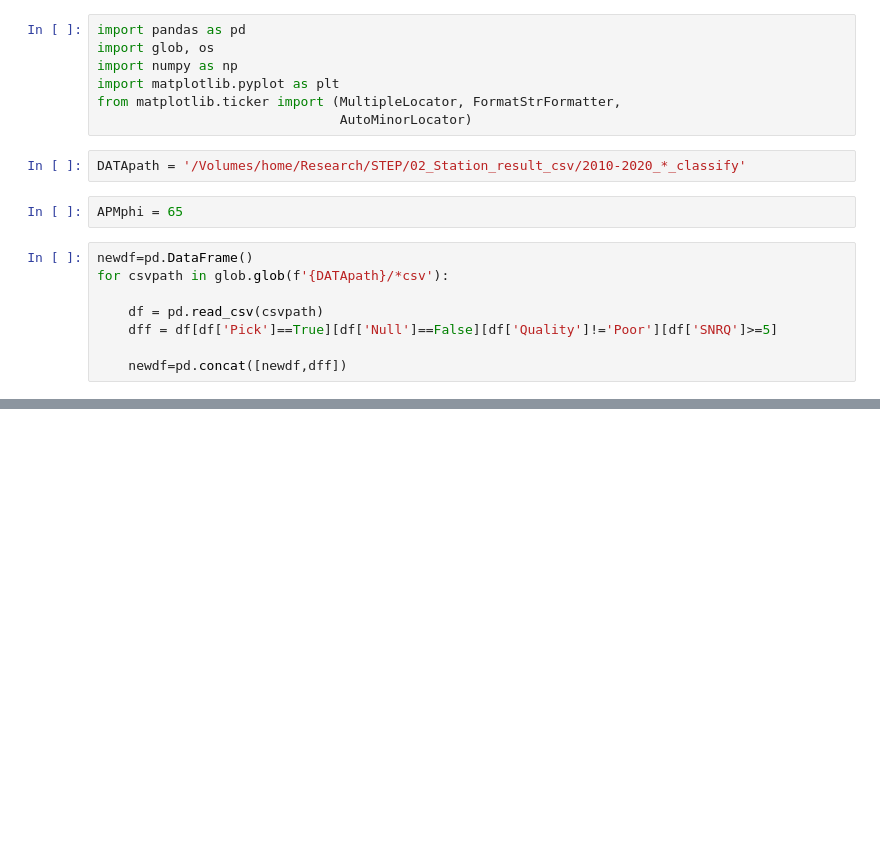
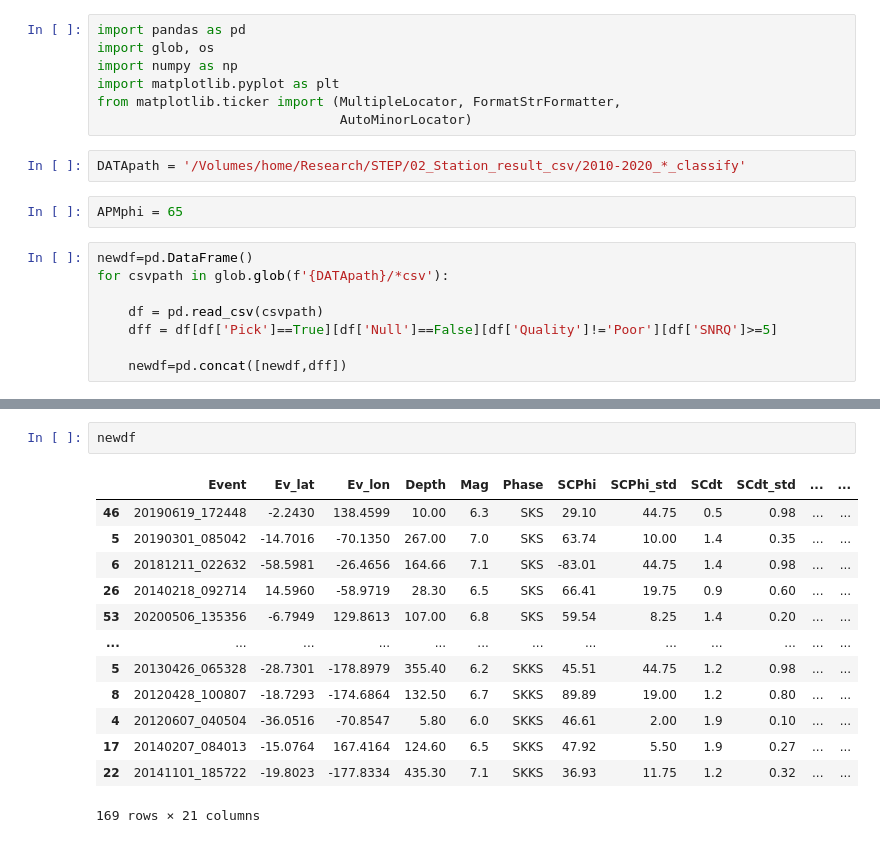
Before and after one commit to jhtong33/Python, a Jupyter notebook: 17.RelativeAPM.ipynb, the cells around one changed output, grey strips where cells are left out. Saved outputs shown, nothing was run; the diff lists cells and outputs as text; blank space fills up the shorter version.

```diff
--- a/17.RelativeAPM.ipynb
+++ b/17.RelativeAPM.ipynb
@@ -36,0 +49,16 @@ Text(75, 53.0, 'APM\n(NNR-GSRM)')
+# %%
+newdf
+# %% [output]
+|  | Event | Ev_lat | Ev_lon | Depth | Mag | Phase | SCPhi | SCPhi_std | SCdt | SCdt_std | ... | ... |
+| 46 | 20190619_172448 | -2.2430 | 138.4599 | 10.00 | 6.3 | SKS | 29.10 | 44.75 | 0.5 | 0.98 | ... | ... |
+| 5 | 20190301_085042 | -14.7016 | -70.1350 | 267.00 | 7.0 | SKS | 63.74 | 10.00 | 1.4 | 0.35 | ... | ... |
+| 6 | 20181211_022632 | -58.5981 | -26.4656 | 164.66 | 7.1 | SKS | -83.01 | 44.75 | 1.4 | 0.98 | ... | ... |
+| 26 | 20140218_092714 | 14.5960 | -58.9719 | 28.30 | 6.5 | SKS | 66.41 | 19.75 | 0.9 | 0.60 | ... | ... |
+| 53 | 20200506_135356 | -6.7949 | 129.8613 | 107.00 | 6.8 | SKS | 59.54 | 8.25 | 1.4 | 0.20 | ... | ... |
+| ... | ... | ... | ... | ... | ... | ... | ... | ... | ... | ... | ... | ... |
+| 5 | 20130426_065328 | -28.7301 | -178.8979 | 355.40 | 6.2 | SKKS | 45.51 | 44.75 | 1.2 | 0.98 | ... | ... |
+| 8 | 20120428_100807 | -18.7293 | -174.6864 | 132.50 | 6.7 | SKKS | 89.89 | 19.00 | 1.2 | 0.80 | ... | ... |
+| 4 | 20120607_040504 | -36.0516 | -70.8547 | 5.80 | 6.0 | SKKS | 46.61 | 2.00 | 1.9 | 0.10 | ... | ... |
+| 17 | 20140207_084013 | -15.0764 | 167.4164 | 124.60 | 6.5 | SKKS | 47.92 | 5.50 | 1.9 | 0.27 | ... | ... |
+| 22 | 20141101_185722 | -19.8023 | -177.8334 | 435.30 | 7.1 | SKKS | 36.93 | 11.75 | 1.2 | 0.32 | ... | ... |
+169 rows × 21 columns
```
Also changed, not shown: parts of 1 cell of this notebook, 7 other files.
